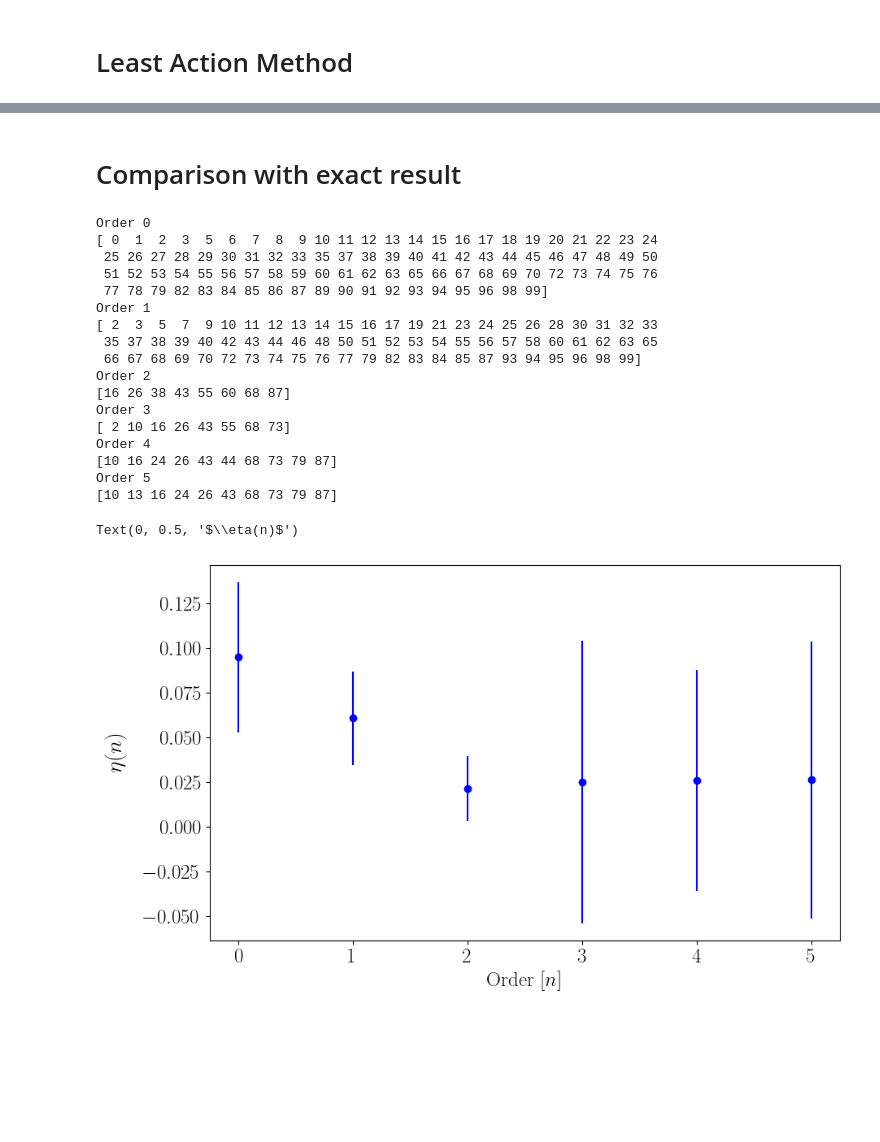
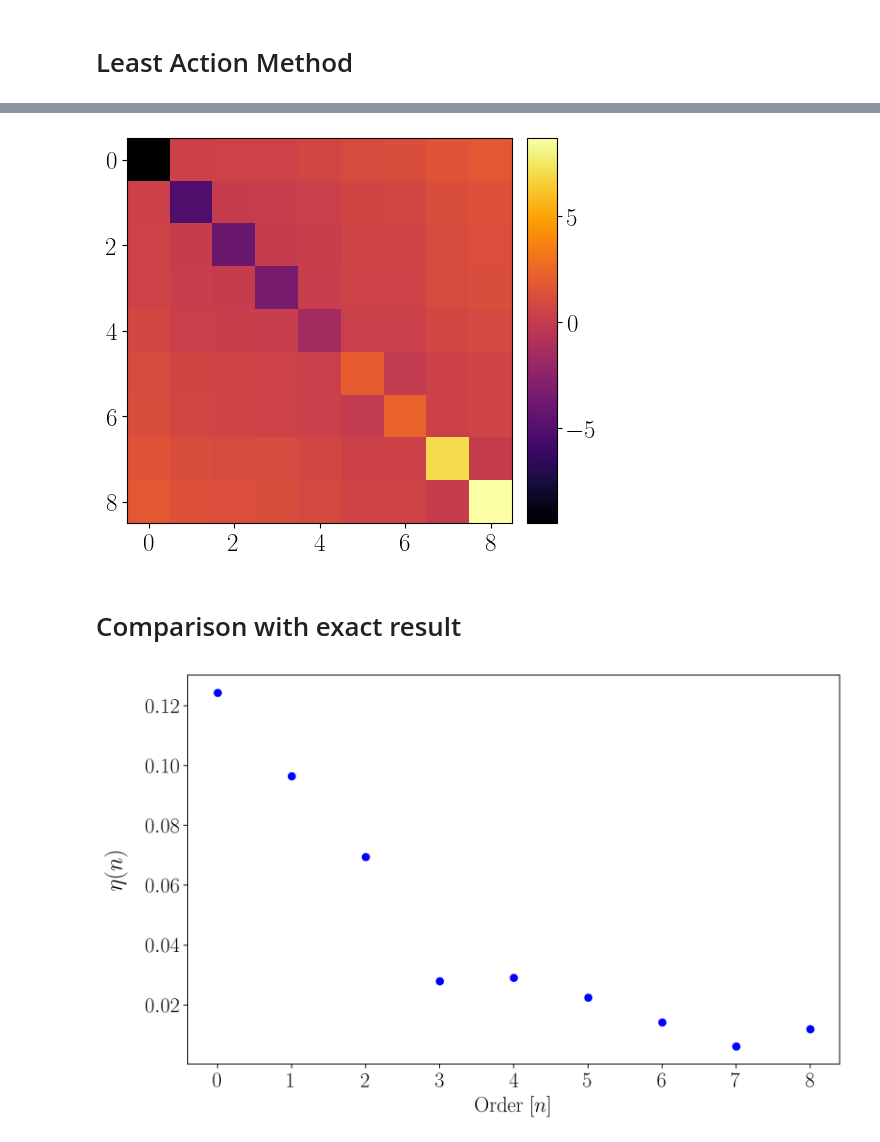
Before and after one commit to qcode-uni-a/sympt, a Jupyter notebook: examples/F2_Stochastic_Matrix_LA.ipynb, the cells around one changed output, grey strips where cells are left out. Cells and saved outputs as stored; diff of their text form; code cells hidden in the pictures; blank space fills up the shorter version.

```diff
--- a/examples/F2_Stochastic_Matrix_LA.ipynb
+++ b/examples/F2_Stochastic_Matrix_LA.ipynb
@@ -138,0 +84,10 @@ for it in range(100):
+# %%
+# Initializing effective frame
+Eff_Frame = EffectiveFrame(H, symbol_values = values, verbose = True)
+# %%
+# Calculate the effective model using mask
+max_order = 8 # perturbation order
+Eff_Frame.solve(max_order = max_order, method = "LA", mask=mask)
+
+# Obtaining the result in the matrix form
+LA_result = Eff_Frame.get_H(return_form = "matrix")
@@ -139,50 +109,31 @@ for it in range(100):
+# %%
+# Plotting
+fig, ax = plt.subplots(figsize=(15, 5), dpi = 100)
+im = ax.imshow(np.array(Hh, dtype=float), cmap='inferno') # Initial Hamiltonian
+cax0 = fig.add_axes([ax.get_position().x1+0.01,ax.get_position().y0,0.02,ax.get_position().height])
+fig.colorbar(im, cax=cax0)
+#plt.savefig('LA_non_masked_hamiltonian.pdf',  bbox_inches='tight')
+# %% [output]
+[figure, added]
 # %% [markdown]
 # Comparison with exact result
 # %%
 def fidelity(A, B):
     return np.linalg.norm(A - B) / np.linalg.norm(A)
 # %%
-errors_order = []
-
-for i in trange(len(results_random_matrix)):
-    exact_result, LA_corrections = results_random_matrix[i]
-    error_order = []
-    LA_res = np.zeros_like(exact_result)
-    for order in range(max_order + 1):
-        LA_res += np.array(LA_corrections.get(order, sp.zeros(*exact_result.shape)).evalf(), dtype=float)
-        error_order.append(fidelity(exact_result, LA_res))
-    errors_order.append(error_order)
+LA_corrections = Eff_Frame.corrections # extracting order corrections from effective frame
+error_order = [] # will store solutions to each order
+LA_res = np.zeros_like(exact_result) # initializing result
+for order in range(max_order + 1):
+    LA_res += np.array(LA_corrections.get(order, sp.zeros(*exact_result.shape)).evalf(), dtype=float) # correcting result with current order
+    error_order.append(fidelity(exact_result, LA_res)) # append fidelity of current order
 # %%
-errors_order = np.array(errors_order, float)
+fig, ax = plt.subplots(1, 1, figsize=(10, 6), dpi = 200)
 
-fig, ax = plt.subplots(1, 1, figsize=(10, 6))
-
-for order in range(max_order + 1):
-    error = np.mean(errors_order[:, order])
-    print(f"Order {order}")
-    print(np.arange(len(errors_order[:, order]))[errors_order[:, order] > 0.05])
-    std = np.std(errors_order[:, order])
-    ax.errorbar(order, error, yerr=std, fmt="o", label=f"Order {order}", color='blue')
+ax.scatter(np.arange(0,max_order+1), error_order, color='blue')
 
 ax.set_xlabel("Order $[n]$")
 ax.set_ylabel(r"$\eta(n)$", fontsize=fntsize, labelpad=15)
+#plt.savefig('LA_error_vs_order.pdf',  bbox_inches='tight')
 # %% [output]
-Order 0
-[ 0  1  2  3  5  6  7  8  9 10 11 12 13 14 15 16 17 18 19 20 21 22 23 24
- 25 26 27 28 29 30 31 32 33 35 37 38 39 40 41 42 43 44 45 46 47 48 49 50
- 51 52 53 54 55 56 57 58 59 60 61 62 63 65 66 67 68 69 70 72 73 74 75 76
- 77 78 79 82 83 84 85 86 87 89 90 91 92 93 94 95 96 98 99]
-Order 1
-[ 2  3  5  7  9 10 11 12 13 14 15 16 17 19 21 23 24 25 26 28 30 31 32 33
- 35 37 38 39 40 42 43 44 46 48 50 51 52 53 54 55 56 57 58 60 61 62 63 65
- 66 67 68 69 70 72 73 74 75 76 77 79 82 83 84 85 87 93 94 95 96 98 99]
-Order 2
-[16 26 38 43 55 60 68 87]
-Order 3
-[ 2 10 16 26 43 55 68 73]
-Order 4
-[10 16 24 26 43 44 68 73 79 87]
-Order 5
-[10 13 16 24 26 43 68 73 79 87]
-Text(0, 0.5, '$\\eta(n)$')
-[figure, old version]
+[figure, new version]
```
Also changed, not shown: parts of 10 cells of this notebook, 2 other files.
